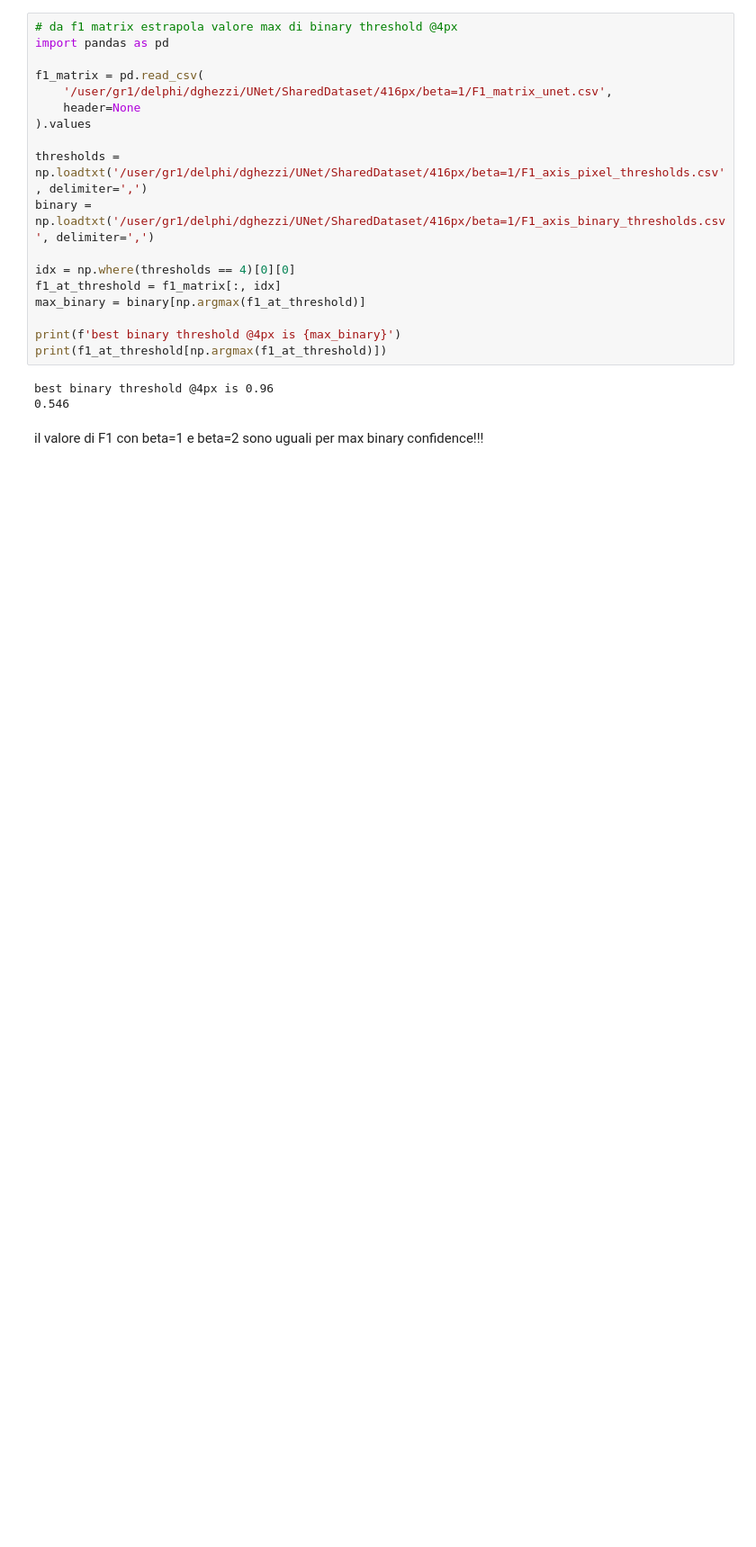
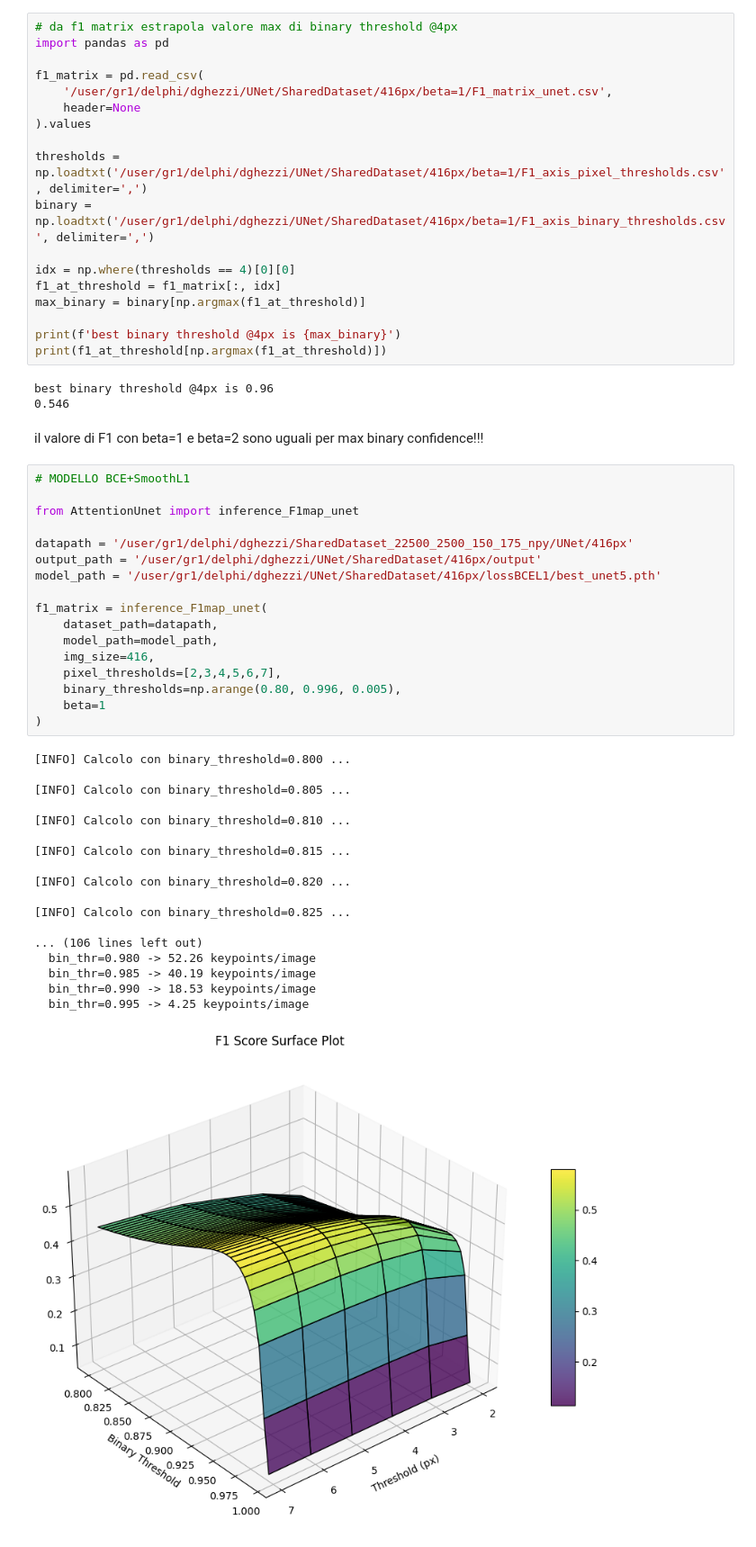
Before and after one commit to DanieleGhezzi25/A-Machine-Learning-Approach-for-Particle-Tracking-in-RICH-Detectors, a Jupyter notebook: UNet/SharedDataset/416px/beta=1/f1matrix.ipynb, the cells around one changed output. Shown at 90% size. Saved outputs shown, nothing was run; the diff lists cells and outputs as text; blank space fills up the shorter version.

```diff
--- a/UNet/SharedDataset/416px/beta=1/f1matrix.ipynb
+++ b/UNet/SharedDataset/416px/beta=1/f1matrix.ipynb
@@ -66,3 +66,39 @@ best binary threshold @4px is 0.96
 0.546
 # %% [markdown]
 il valore di F1 con beta=1 e beta=2 sono uguali per max binary confidence!!!
+# %%
+# MODELLO BCE+SmoothL1
+
+from AttentionUnet import inference_F1map_unet
+
+datapath = '/user/gr1/delphi/dghezzi/SharedDataset_22500_2500_150_175_npy/UNet/416px'
+output_path = '/user/gr1/delphi/dghezzi/UNet/SharedDataset/416px/output'
+model_path = '/user/gr1/delphi/dghezzi/UNet/SharedDataset/416px/lossBCEL1/best_unet5.pth'
+
+f1_matrix = inference_F1map_unet(
+    dataset_path=datapath,
+    model_path=model_path,
+    img_size=416,
+    pixel_thresholds=[2,3,4,5,6,7],
+    binary_thresholds=np.arange(0.80, 0.996, 0.005),
+    beta=1
+)
+# %% [output]
+[INFO] Calcolo con binary_threshold=0.800 ...
+
+[INFO] Calcolo con binary_threshold=0.805 ...
+
+[INFO] Calcolo con binary_threshold=0.810 ...
+
+[INFO] Calcolo con binary_threshold=0.815 ...
+
+[INFO] Calcolo con binary_threshold=0.820 ...
+
+[INFO] Calcolo con binary_threshold=0.825 ...
+
+... (106 lines left out)
+  bin_thr=0.980 -> 52.26 keypoints/image
+  bin_thr=0.985 -> 40.19 keypoints/image
+  bin_thr=0.990 -> 18.53 keypoints/image
+  bin_thr=0.995 -> 4.25 keypoints/image
+[figure, added]
```
Also changed, not shown: parts of 2 cells of this notebook.
